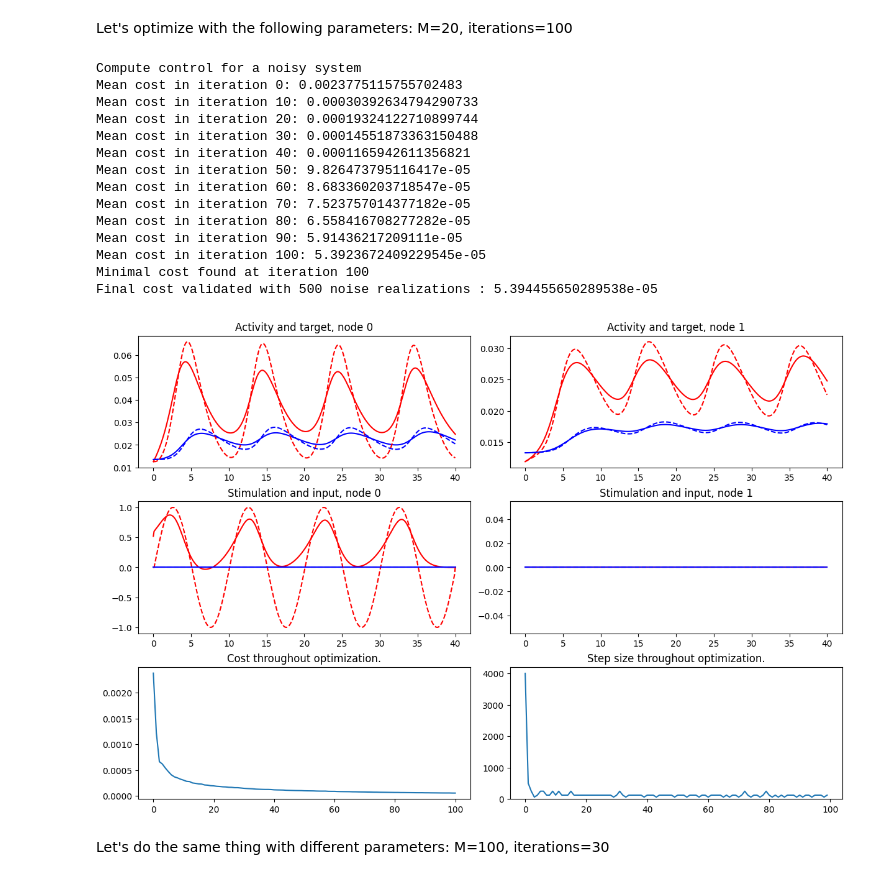
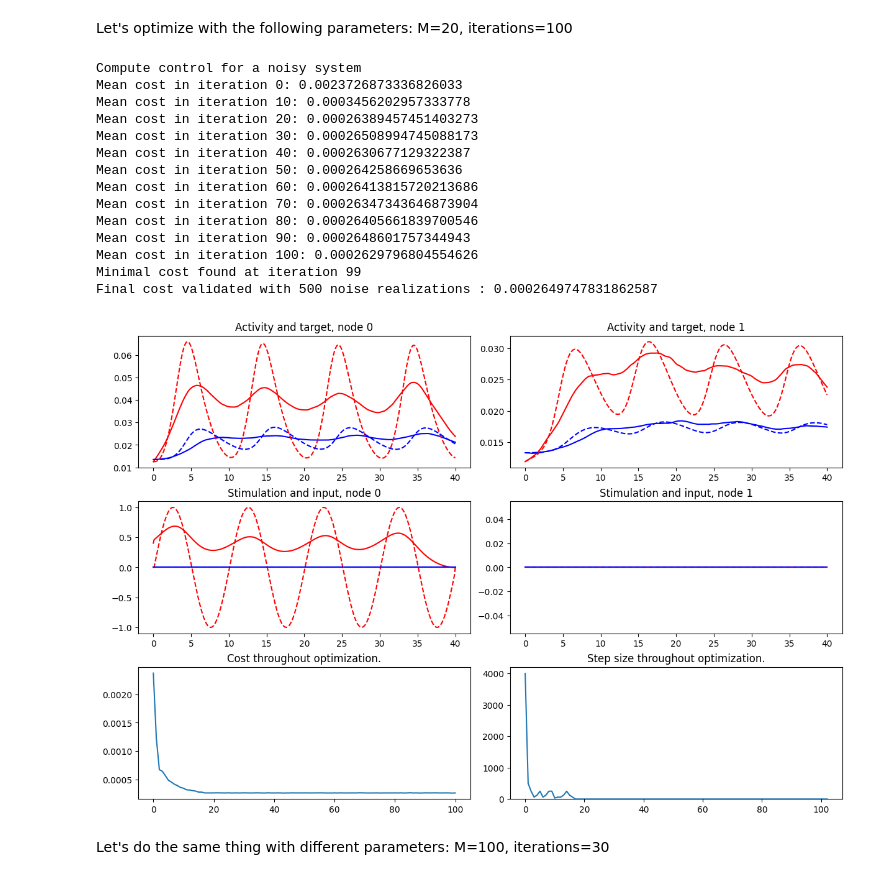
Before and after one commit to neurolib-dev/neurolib, a Jupyter notebook: examples/example-5-optimal-control/example-5.4-oc-wc-model-noisy.ipynb, the cells around one changed output. Cells and saved outputs as stored; diff of their text form; code cells hidden in the pictures.

```diff
--- a/examples/example-5-optimal-control/example-5.4-oc-wc-model-noisy.ipynb
+++ b/examples/example-5-optimal-control/example-5.4-oc-wc-model-noisy.ipynb
@@ -199,7 +196,7 @@ model.run()
 target = np.concatenate( (np.concatenate( (model.params["exc_init"], model.params["inh_init"]), axis=1)[:,:, np.newaxis], np.stack( (model.exc, model.inh), axis=1)), axis=2)
 
 # Remove stimuli and re-run the simulation
-model.params['sigma_ou'] = 0.002
+model.params['sigma_ou'] = 0.03
 model.params['tau_ou'] = 1.
 model.params["exc_ext"] = zero_input_nw[:,0,:]
 model.params["inh_ext"] = zero_input_nw[:,0,:]
@@ -216,49 +213,47 @@ Let's optimize with the following parameters: M=20, iterations=100
 # %%
 # we define the precision matrix to specify, in which nodes and channels we measure deviations from the target
 cost_mat = np.zeros( (model.params.N, len(model.output_vars)) )
 cost_mat[1,0] = 1. # only measure in x-channel in node 1
 
 # We set the external stimulation to zero. This is the "initial guess" for the OC algorithm
-model.params["x_ext"] = zero_input_nw[:,0,:]
-model.params["y_ext"] = zero_input_nw[:,0,:]
+model.params["exc_ext"] = zero_input_nw[:,0,:]
+model.params["inh_ext"] = zero_input_nw[:,0,:]
 
 # We load the optimal control class
 # print array (optinal parameter) defines, for which iterations intermediate results will be printed
 # Parameters will be taken from the input model
 model_controlled = oc_wc.OcWc(model,
                                 target,
                                 print_array=np.arange(0,101,10),
                                 control_matrix=control_mat,
                                 cost_matrix=cost_mat,
                                 M=20,
                                 M_validation=500,
                                 validate_per_step=True)
 
-# increase start step so that the algorithm converges faster
-model_controlled.step = 2000
 # We run 100 iterations of the optimal control gradient descent algorithm
 model_controlled.optimize(100)
 
 state = model_controlled.get_xs()
 control = model_controlled.control
 
 plot_oc_network(model.params.N, duration, dt, state, target, control, input_nw, model_controlled.cost_history, model_controlled.step_sizes_history)
 # %% [output]
 Compute control for a noisy system
-Mean cost in iteration 0: 0.0023775115755702483
-Mean cost in iteration 10: 0.00030392634794290733
-Mean cost in iteration 20: 0.00019324122710899744
-Mean cost in iteration 30: 0.00014551873363150488
-Mean cost in iteration 40: 0.0001165942611356821
-Mean cost in iteration 50: 9.826473795116417e-05
-Mean cost in iteration 60: 8.683360203718547e-05
-Mean cost in iteration 70: 7.523757014377182e-05
-Mean cost in iteration 80: 6.558416708277282e-05
-Mean cost in iteration 90: 5.91436217209111e-05
-Mean cost in iteration 100: 5.3923672409229545e-05
-Minimal cost found at iteration 100
-Final cost validated with 500 noise realizations : 5.394455650289538e-05
+Mean cost in iteration 0: 0.0023726873336826033
+Mean cost in iteration 10: 0.0003456202957333778
+Mean cost in iteration 20: 0.00026389457451403273
+Mean cost in iteration 30: 0.00026508994745088173
+Mean cost in iteration 40: 0.0002630677129322387
+Mean cost in iteration 50: 0.000264258669653636
+Mean cost in iteration 60: 0.00026413815720213686
+Mean cost in iteration 70: 0.00026347343646873904
+Mean cost in iteration 80: 0.00026405661839700546
+Mean cost in iteration 90: 0.0002648601757344943
+Mean cost in iteration 100: 0.0002629796804554626
+Minimal cost found at iteration 99
+Final cost validated with 500 noise realizations : 0.0002649747831862587
-[figure, old version]
+[figure, new version]
 # %% [markdown]
 Let's do the same thing with different parameters: M=100, iterations=30
 # %%
```
Also changed, not shown: parts of 6 cells of this notebook, 1 other file.
